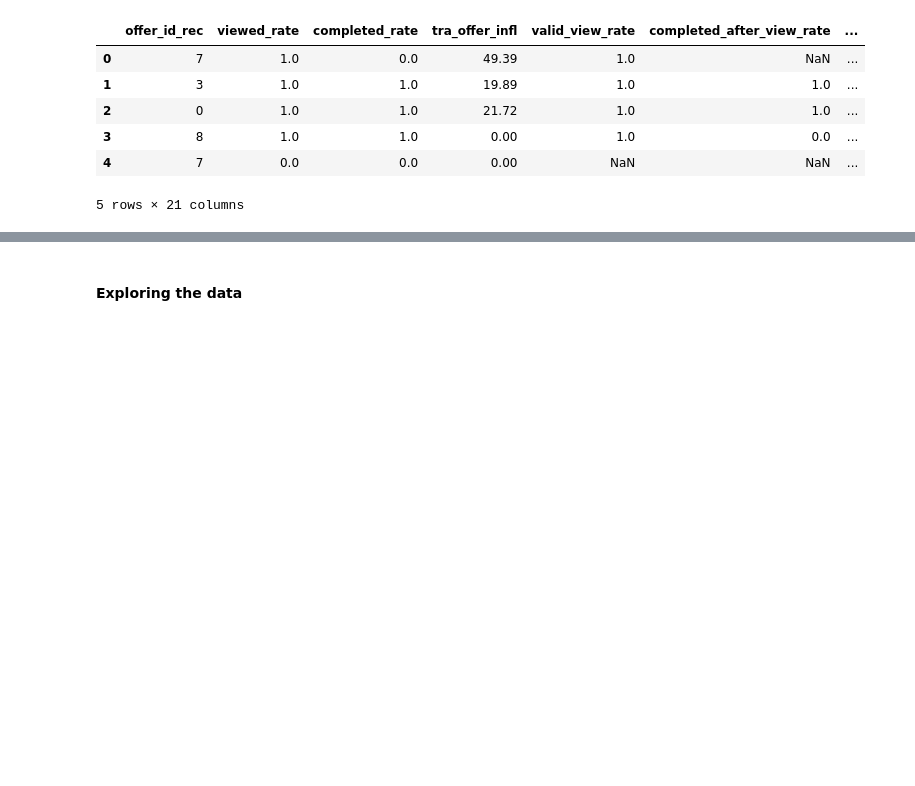
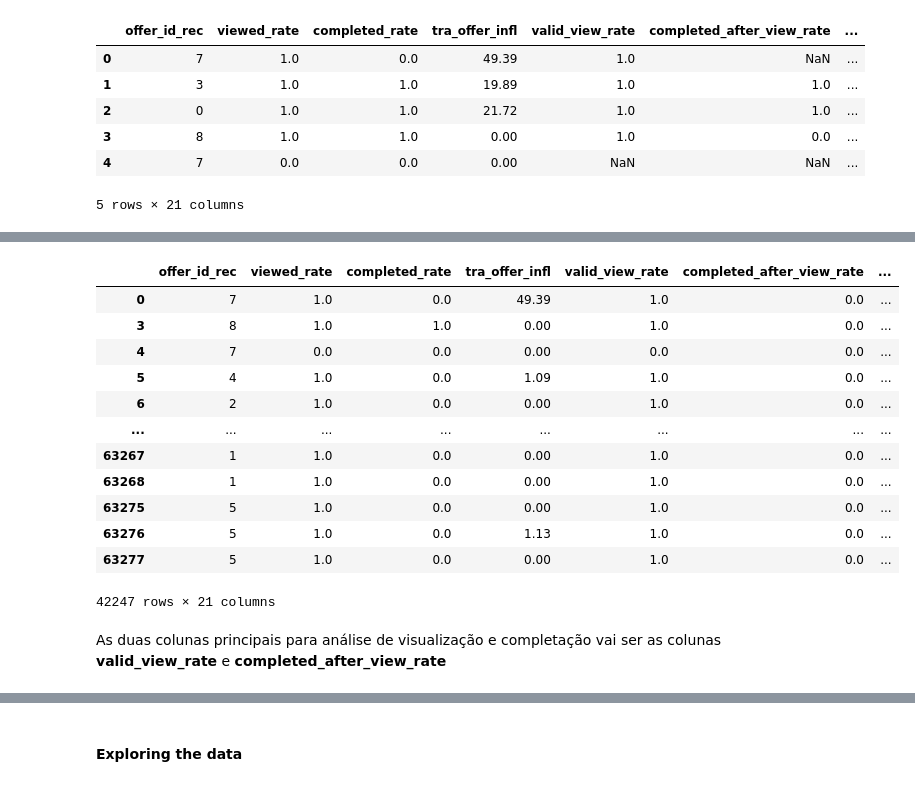
Before and after one commit to IsmaelMiranda11/capstone_project_offer_starbucks, a Jupyter notebook: Data Exploration.ipynb, the cells around one changed output, grey strips where cells are left out. Saved outputs shown, nothing was run; the diff lists cells and outputs as text; code cells hidden in the pictures; blank space fills up the shorter version.

```diff
--- a/Data Exploration.ipynb
+++ b/Data Exploration.ipynb
@@ -272,0 +306,24 @@ user_offer_df2.head()
+# %%
+# A taxa de completação tem duas. Pode ser após a oferta ter sido vista, o que
+# pode-se implicar que a oferta influenciou a completação ou ter sido completada
+# sem ter sido vista, o que não pode ser considerada influenciadora no usuário
+
+user_offer_df2['completed_after_view_rate'] = user_offer_df2['completed_after_view_rate'].fillna(0)
+
+user_offer_df2.loc[user_offer_df2.completed_after_view_rate==0]
+# %% [output]
+|  | offer_id_rec | viewed_rate | completed_rate | tra_offer_infl | valid_view_rate | completed_after_view_rate | ... |
+| 0 | 7 | 1.0 | 0.0 | 49.39 | 1.0 | 0.0 | ... |
+| 3 | 8 | 1.0 | 1.0 | 0.00 | 1.0 | 0.0 | ... |
+| 4 | 7 | 0.0 | 0.0 | 0.00 | 0.0 | 0.0 | ... |
+| 5 | 4 | 1.0 | 0.0 | 1.09 | 1.0 | 0.0 | ... |
+| 6 | 2 | 1.0 | 0.0 | 0.00 | 1.0 | 0.0 | ... |
+| ... | ... | ... | ... | ... | ... | ... | ... |
+| 63267 | 1 | 1.0 | 0.0 | 0.00 | 1.0 | 0.0 | ... |
+| 63268 | 1 | 1.0 | 0.0 | 0.00 | 1.0 | 0.0 | ... |
+| 63275 | 5 | 1.0 | 0.0 | 0.00 | 1.0 | 0.0 | ... |
+| 63276 | 5 | 1.0 | 0.0 | 1.13 | 1.0 | 0.0 | ... |
+| 63277 | 5 | 1.0 | 0.0 | 0.00 | 1.0 | 0.0 | ... |
+42247 rows × 21 columns
+# %% [markdown]
+As duas colunas principais para análise de visualização e completação vai ser as colunas **valid_view_rate** e **completed_after_view_rate**
```
Also changed, not shown: parts of 16 cells of this notebook, 2 other files.
